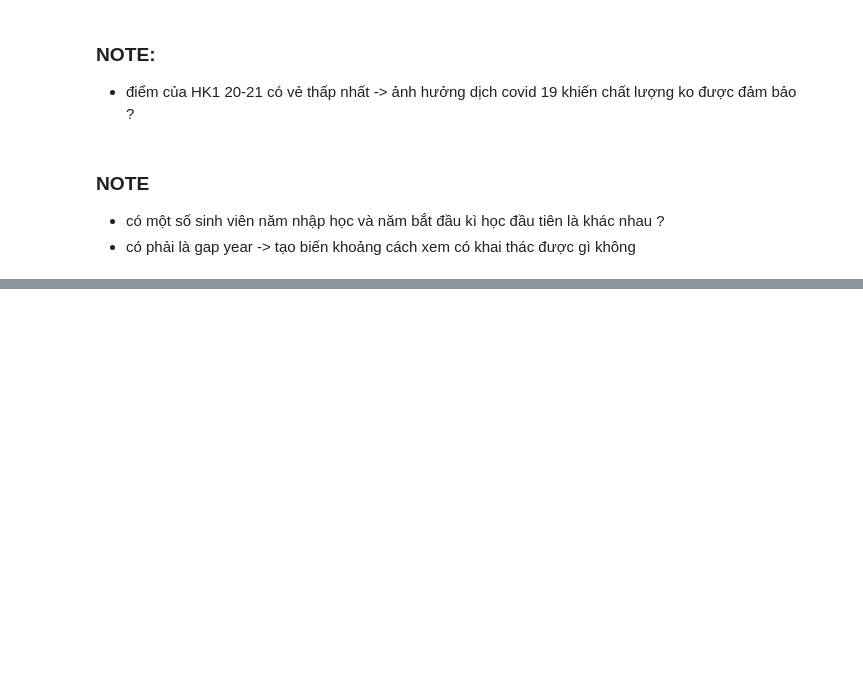
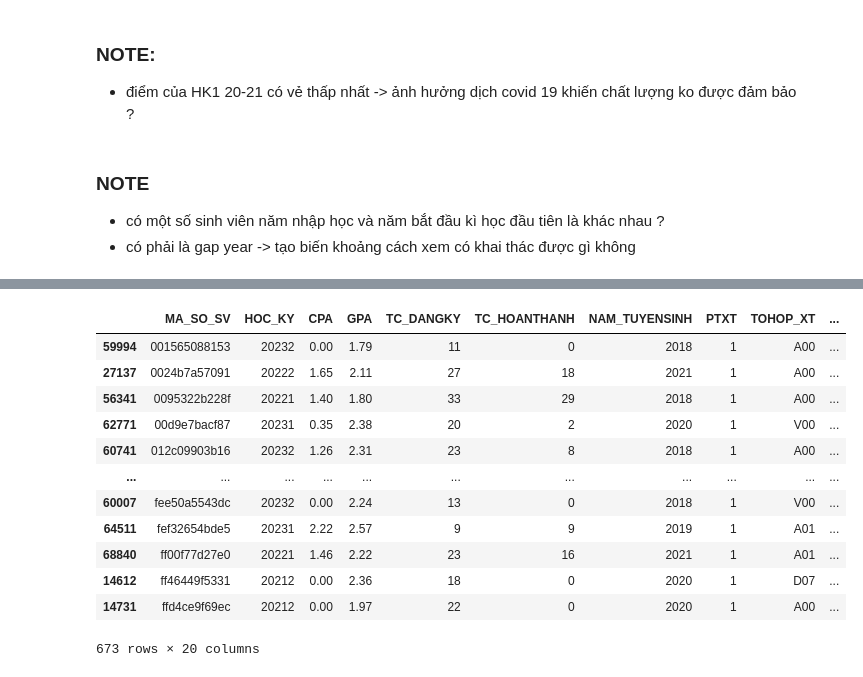
Before and after one commit to Vanh41/Learning-Progress-Prediction, a Jupyter notebook: notebooks/experimental/cuctac_eda.ipynb, the cells around one changed output, grey strips where cells are left out. Saved outputs shown, nothing was run; the diff lists cells and outputs as text; code cells hidden in the pictures; blank space fills up the shorter version.

```diff
--- a/notebooks/experimental/cuctac_eda.ipynb
+++ b/notebooks/experimental/cuctac_eda.ipynb
@@ -554,0 +735,16 @@ def create_semester_features(df_merged):
+# %%
+df_processed[df_processed['Diff_Sem'] > 1.0]
+# %% [output]
+|  | MA_SO_SV | HOC_KY | CPA | GPA | TC_DANGKY | TC_HOANTHANH | NAM_TUYENSINH | PTXT | TOHOP_XT | ... |
+| 59994 | 001565088153 | 20232 | 0.00 | 1.79 | 11 | 0 | 2018 | 1 | A00 | ... |
+| 27137 | 0024b7a57091 | 20222 | 1.65 | 2.11 | 27 | 18 | 2021 | 1 | A00 | ... |
+| 56341 | 0095322b228f | 20221 | 1.40 | 1.80 | 33 | 29 | 2018 | 1 | A00 | ... |
+| 62771 | 00d9e7bacf87 | 20231 | 0.35 | 2.38 | 20 | 2 | 2020 | 1 | V00 | ... |
+| 60741 | 012c09903b16 | 20232 | 1.26 | 2.31 | 23 | 8 | 2018 | 1 | A00 | ... |
+| ... | ... | ... | ... | ... | ... | ... | ... | ... | ... | ... |
+| 60007 | fee50a5543dc | 20232 | 0.00 | 2.24 | 13 | 0 | 2018 | 1 | V00 | ... |
+| 64511 | fef32654bde5 | 20231 | 2.22 | 2.57 | 9 | 9 | 2019 | 1 | A01 | ... |
+| 68840 | ff00f77d27e0 | 20221 | 1.46 | 2.22 | 23 | 16 | 2021 | 1 | A01 | ... |
+| 14612 | ff46449f5331 | 20212 | 0.00 | 2.36 | 18 | 0 | 2020 | 1 | D07 | ... |
+| 14731 | ffd4ce9f69ec | 20212 | 0.00 | 1.97 | 22 | 0 | 2020 | 1 | A00 | ... |
+673 rows × 20 columns
```
Also changed, not shown: parts of 10 cells of this notebook.
